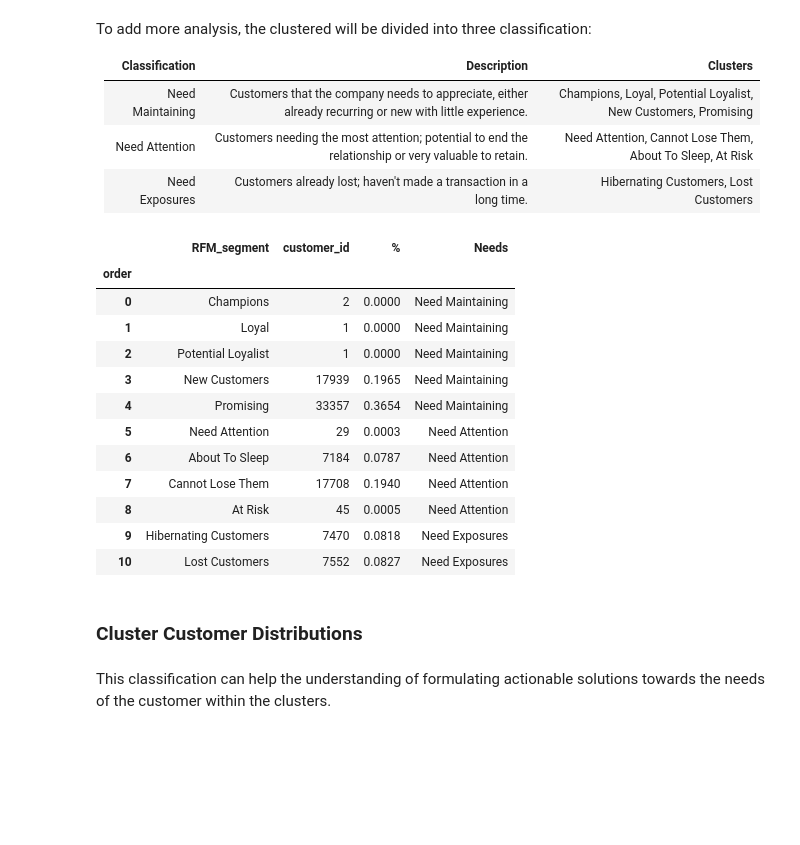
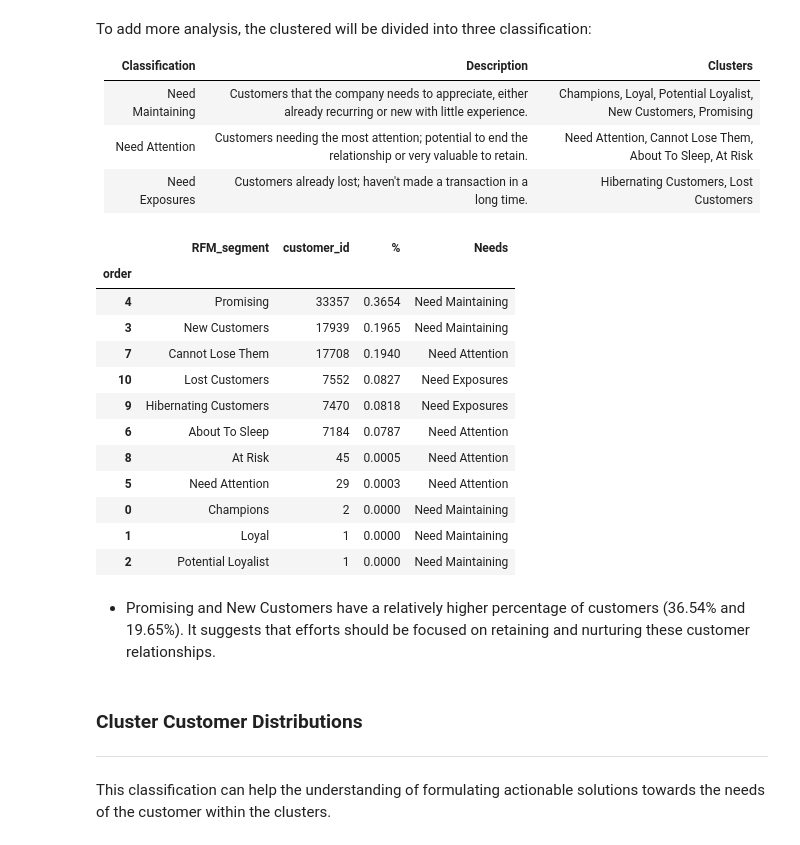
Before and after one commit to atthabrizi/brazillian_ecommerce_clustering, a Jupyter notebook: 04. cluster-data-analysis.ipynb, the cells around one changed output. Cells and saved outputs as stored; diff of their text form; code cells hidden in the pictures; blank space fills up the shorter version.

```diff
--- a/04. cluster-data-analysis.ipynb
+++ b/04. cluster-data-analysis.ipynb
@@ -51,23 +52,26 @@ To add more analysis, the clustered will be divided into three classification:
 | Need Exposures      | Customers already lost; haven't made a transaction in a long time.                                      | Hibernating Customers, Lost Customers                     |
 # %%
 add_needs(clustered, 'RFM_segment')
-clustered
+clustered.sort_values(by='customer_id', ascending=False)
 # %% [output]
 |  | RFM_segment | customer_id | % | Needs |
 | order |  |  |  |  |
+| 4 | Promising | 33357 | 0.3654 | Need Maintaining |
+| 3 | New Customers | 17939 | 0.1965 | Need Maintaining |
+| 7 | Cannot Lose Them | 17708 | 0.1940 | Need Attention |
+| 10 | Lost Customers | 7552 | 0.0827 | Need Exposures |
+| 9 | Hibernating Customers | 7470 | 0.0818 | Need Exposures |
+| 6 | About To Sleep | 7184 | 0.0787 | Need Attention |
+| 8 | At Risk | 45 | 0.0005 | Need Attention |
+| 5 | Need Attention | 29 | 0.0003 | Need Attention |
 | 0 | Champions | 2 | 0.0000 | Need Maintaining |
 | 1 | Loyal | 1 | 0.0000 | Need Maintaining |
 | 2 | Potential Loyalist | 1 | 0.0000 | Need Maintaining |
-| 3 | New Customers | 17939 | 0.1965 | Need Maintaining |
-| 4 | Promising | 33357 | 0.3654 | Need Maintaining |
-| 5 | Need Attention | 29 | 0.0003 | Need Attention |
-| 6 | About To Sleep | 7184 | 0.0787 | Need Attention |
-| 7 | Cannot Lose Them | 17708 | 0.1940 | Need Attention |
-| 8 | At Risk | 45 | 0.0005 | Need Attention |
-| 9 | Hibernating Customers | 7470 | 0.0818 | Need Exposures |
-| 10 | Lost Customers | 7552 | 0.0827 | Need Exposures |
+# %% [markdown]
+- Promising and New Customers have a relatively higher percentage of customers (36.54% and 19.65%). It suggests that efforts should be focused on retaining and nurturing these customer relationships.
 # %% [markdown]
 ### **Cluster Customer Distributions**
+---
 # %% [markdown]
 This classification can help the understanding of formulating actionable solutions towards the needs of the customer within the clusters.
 # %%
```
Also changed, not shown: parts of 8 cells of this notebook.
